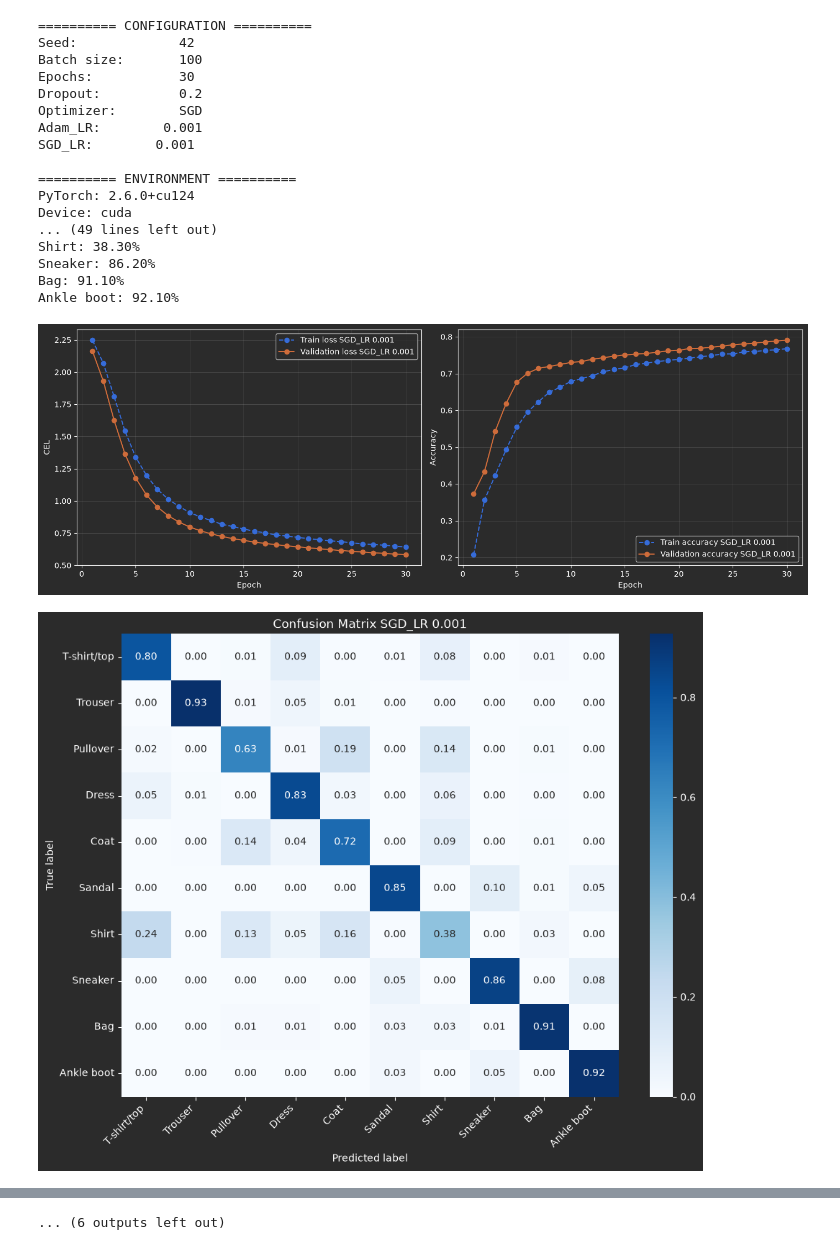
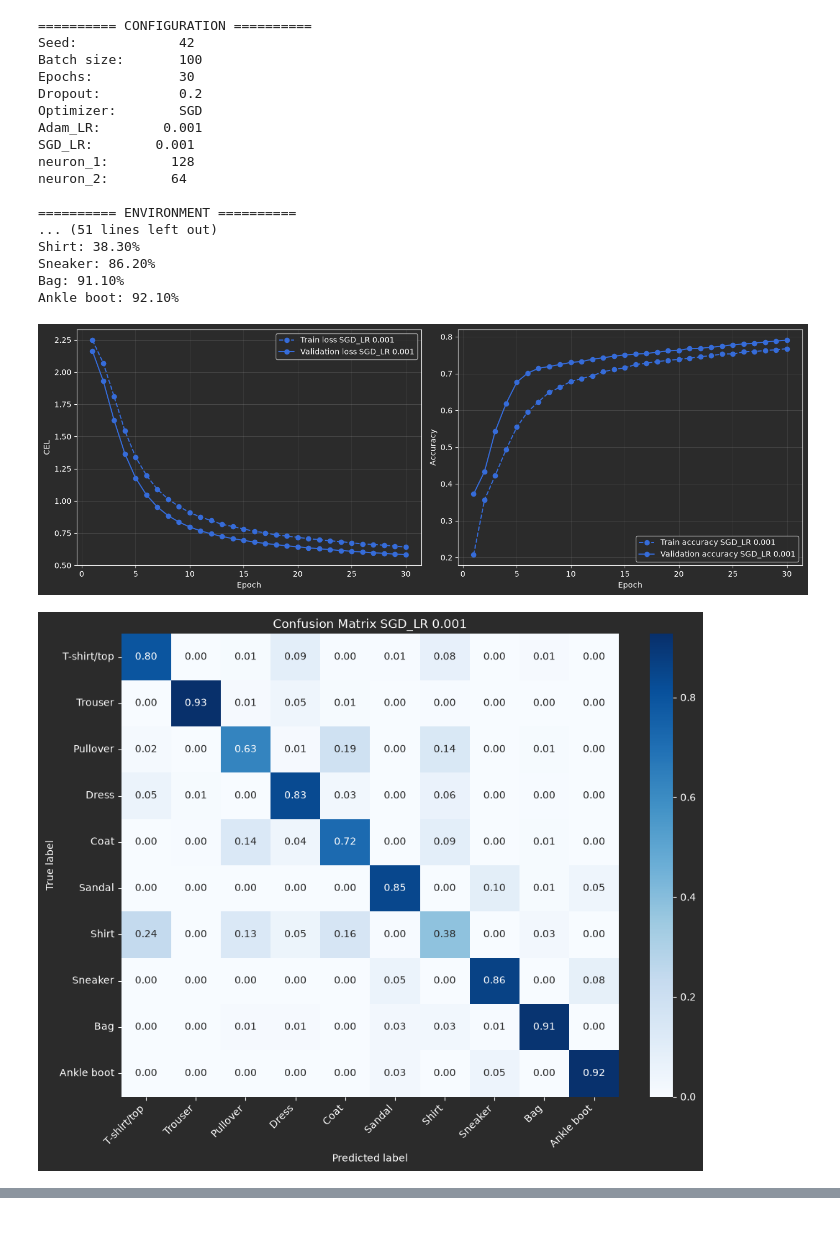
Before and after one commit to alexwicher/RedesNeuronales, a Jupyter notebook: pract11/Guia11Reformat/juego11.ipynb, the cells around one changed output, grey strips where cells are left out. Drawn from its saved outputs; the diff is of its cells as text; code cells hidden in the pictures.

Commit message:
neuron as parameter, show together no more repeating confusions, comparative table, same color per experiment

```diff
--- a/pract11/Guia11Reformat/juego11.ipynb
+++ b/pract11/Guia11Reformat/juego11.ipynb
@@ -23,7 +23,7 @@ def runExperiment(config, data):
     torch.manual_seed(config.SEED)
 
     model = ClassifierMLP(
-        p_dropout=config.DROPOUT_P
+        p_dropout=config.DROPOUT_P, neuron_1=config.neuron_1, neuron_2=config.neuron_2,
     ).to(device)
 
     # Comprobar dimensiones
@@ -100,27 +100,27 @@ def runExperiment(config, data):
 
 expies_1 = {
     "SGD_LR 0.001": Config(sgd_lr=0.001, dropout_p=0.2, epochs=30, optimizer_name="SGD", show_sample=False,
-                           show_dimentions=False,
+                           show_dimentions=False, neuron1= 128, neuron2= 64,
                            show_dimentions2=False, show_untrained=False, show_loss=False, show_trained=False,
                            show_epoch_data=True, show_init=True, show_dataset_info=False),
     "SGD_LR 0.01": Config(sgd_lr=0.01, dropout_p=0.2, epochs=30, optimizer_name="SGD", show_sample=False,
-                          show_dimentions=False,
+                          show_dimentions=False,neuron1= 128, neuron2= 64,
                           show_dimentions2=False, show_untrained=False, show_loss=False, show_trained=False,
                           show_epoch_data=True, show_init=True, show_dataset_info=False),
     "SGD_LR 0.1": Config(sgd_lr=0.1, dropout_p=0.2, epochs=30, optimizer_name="SGD", show_sample=False,
-                         show_dimentions=False,
+                         show_dimentions=False,neuron1= 128, neuron2= 64,
                          show_dimentions2=False, show_untrained=False, show_loss=False, show_trained=False,
                          show_epoch_data=True, show_init=True, show_dataset_info=False),
     "Adam_LR 0.0001": Config(adam_lr=0.0001, dropout_p=0.2, epochs=30, optimizer_name="Adam", show_sample=False,
-                             show_dimentions=False,
+                             show_dimentions=False,neuron1= 128, neuron2= 64,
                              show_dimentions2=False, show_untrained=False, show_loss=False, show_trained=False,
                              show_epoch_data=True, show_init=True, show_dataset_info=False),
     "Adam_LR 0.001": Config(adam_lr=0.001, dropout_p=0.2, epochs=30, optimizer_name="Adam", show_sample=False,
-                            show_dimentions=False,
+                            show_dimentions=False,neuron1= 128, neuron2= 64,
                             show_dimentions2=False, show_untrained=False, show_loss=False, show_trained=False,
                             show_epoch_data=True, show_init=True, show_dataset_info=False),
     "Adam_LR 0.01": Config(adam_lr=0.01, dropout_p=0.2, epochs=30, optimizer_name="Adam", show_sample=False,
-                           show_dimentions=False,
+                           show_dimentions=False,neuron1= 128, neuron2= 64,
                            show_dimentions2=False, show_untrained=False, show_loss=False, show_trained=False,
                            show_epoch_data=True, show_init=True, show_dataset_info=False)
 }
@@ -136,15 +136,16 @@ def pre_run(expies, data):
         results_together[title] = {"trainer": trainer, "data": data, "confusion_matrix": confusion_matrix}
         Visualizer.showExpieResults(results)
     # print("\n-----------------------------------Results TOGETHER:-----------------------------------\n")
-    # Visualizer.showExpieResults(results_together)
-
+    Visualizer.showExpieResults(results_together,show_confusion = False)
+    return results_together
 
 data_loaders = FashionMNISTData(
     batch_size=100,
     seed=42, show_dataset_info=False,
 )
 
-pre_run(expies_1, data_loaders)
+results = pre_run(expies_1, data_loaders)
+Visualizer.showComparativeTable(results)
 
 ##TODO si uno quisiera hacer bien las cosas a nivel codigo, tendria estos tipos de test en una seccion de Tests, tambien tendria unit tests
 ### generator test ####
@@ -158,37 +159,37 @@ pre_run(expies_1, data_loaders)
 #     print(f"Batch {i}: {torch.equal(b1, b2)}") # me tiene que devolver True
 ### generator test ####
 
 ###model test####
 # torch.manual_seed(42)
 # model_1 = ClassifierMLP()
 #
 # torch.manual_seed(42)
 # model_2 = ClassifierMLP()
 #
 # print(all(
 #     torch.equal(p1, p2) # me tiene que devolver True
 #     for p1, p2 in zip(model_1.parameters(), model_2.parameters())
 # ))
 ##### model test ######
 # %% [output]
 ========== CONFIGURATION ==========
 Seed:             42
 Batch size:       100
 Epochs:           30
 Dropout:          0.2
 Optimizer:        SGD
 Adam_LR:        0.001
 SGD_LR:        0.001
+neuron_1:        128
+neuron_2:        64
 
 ========== ENVIRONMENT ==========
-PyTorch: 2.6.0+cu124
-Device: cuda
-... (49 lines left out)
+... (51 lines left out)
 Shirt: 38.30%
 Sneaker: 86.20%
 Bag: 91.10%
 Ankle boot: 92.10%
-[figure, old version]
+[figure, new version]
 [figure]
 ========== CONFIGURATION ==========
 Seed:             42
@@ -250 +229,0 @@ Ankle boot: 95.80%
-... (6 outputs left out)
```
Also changed, not shown: parts of 1 cell of this notebook, 4 other files.
